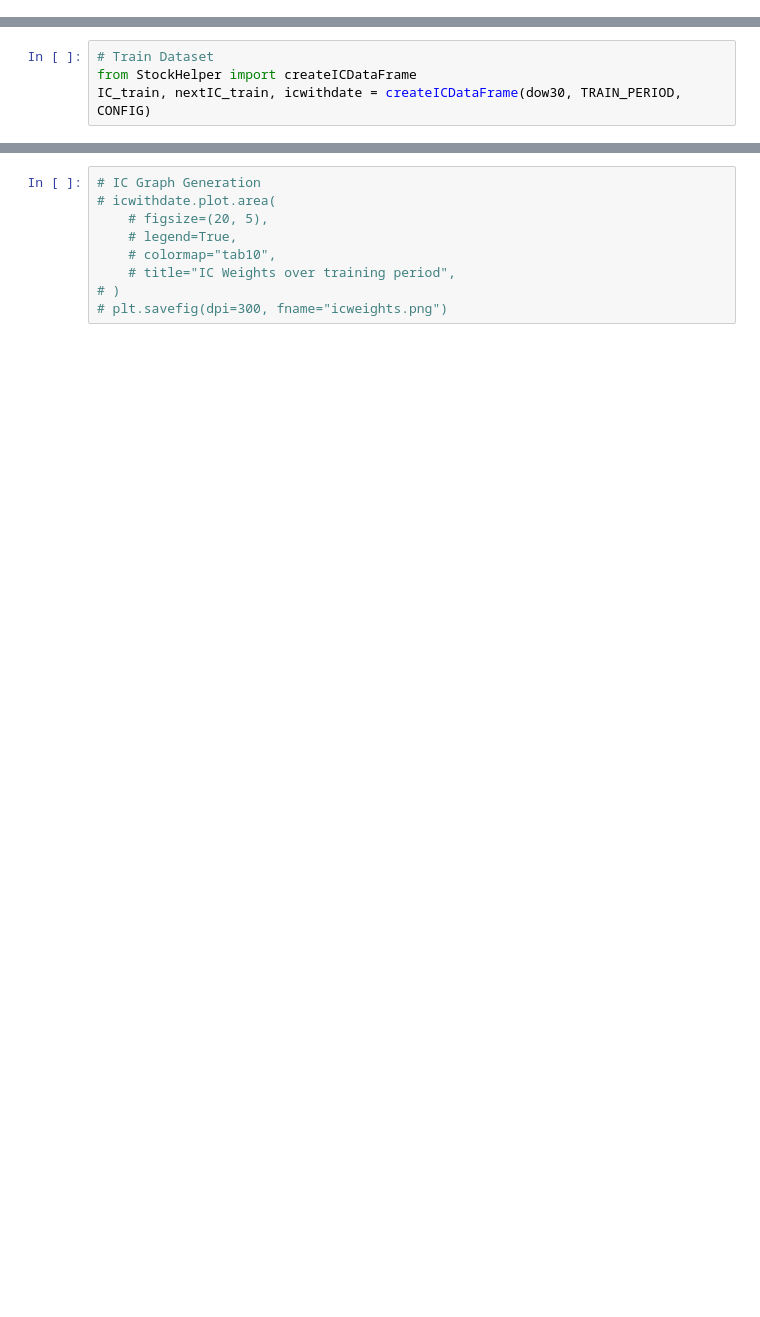
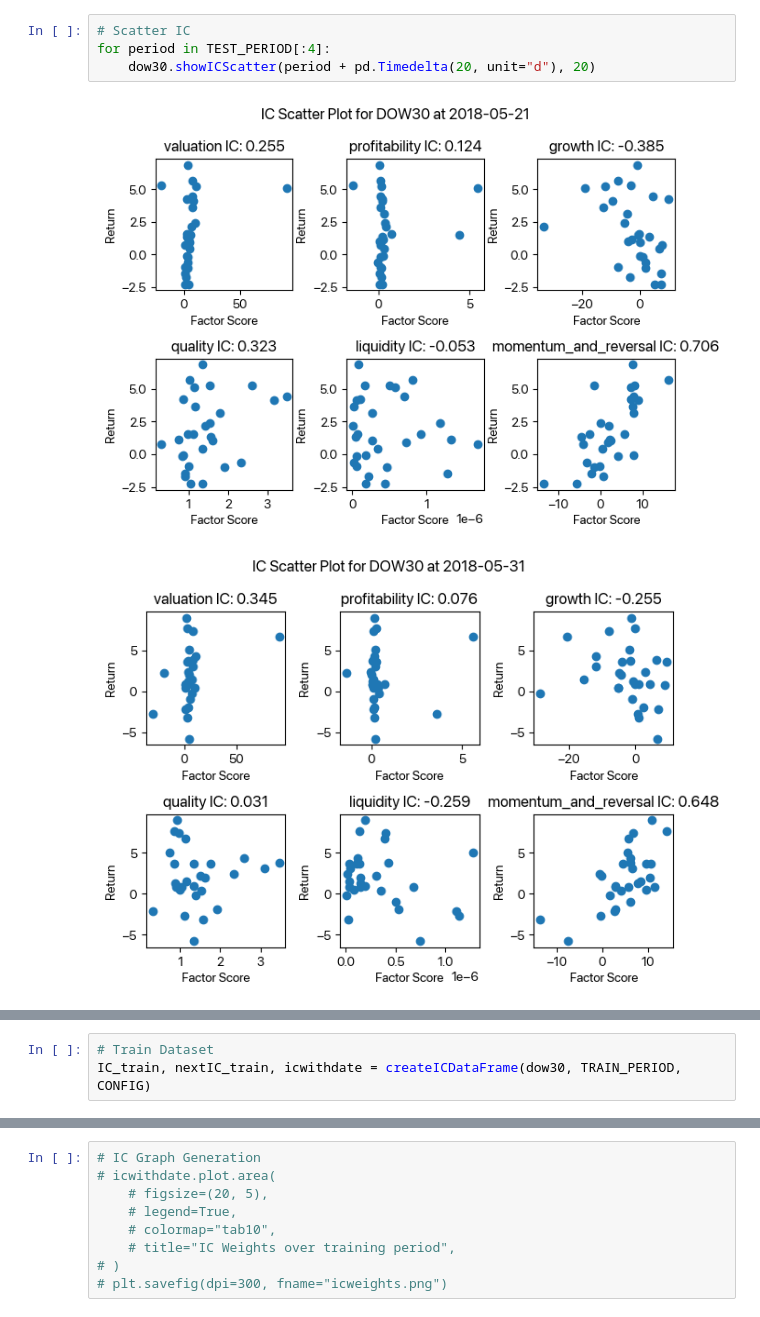
Before and after one commit to taehokimmm/MFSS-XGBoost, a Jupyter notebook: MFSS-XGBoost.ipynb, the cells around one changed output, grey strips where cells are left out. Saved outputs shown, nothing was run; the diff lists cells and outputs as text; blank space fills up the shorter version.

```diff
--- a/MFSS-XGBoost.ipynb
+++ b/MFSS-XGBoost.ipynb
@@ -101,0 +386,7 @@ dow30.calcIC("valuation", "2016-01-08")
+# %%
+# Scatter IC
+for period in TEST_PERIOD[:4]:
+    dow30.showICScatter(period + pd.Timedelta(20, unit="d"), 20)
+# %% [output]
+[figure, added]
+[figure, added]
@@ -102,4 +395,3 @@ dow30.calcIC("valuation", "2016-01-08")
 # %%
 # Train Dataset
-from StockHelper import createICDataFrame
 IC_train, nextIC_train, icwithdate = createICDataFrame(dow30, TRAIN_PERIOD, CONFIG)
```
Also changed, not shown: parts of 17 cells of this notebook, 5 other files.
